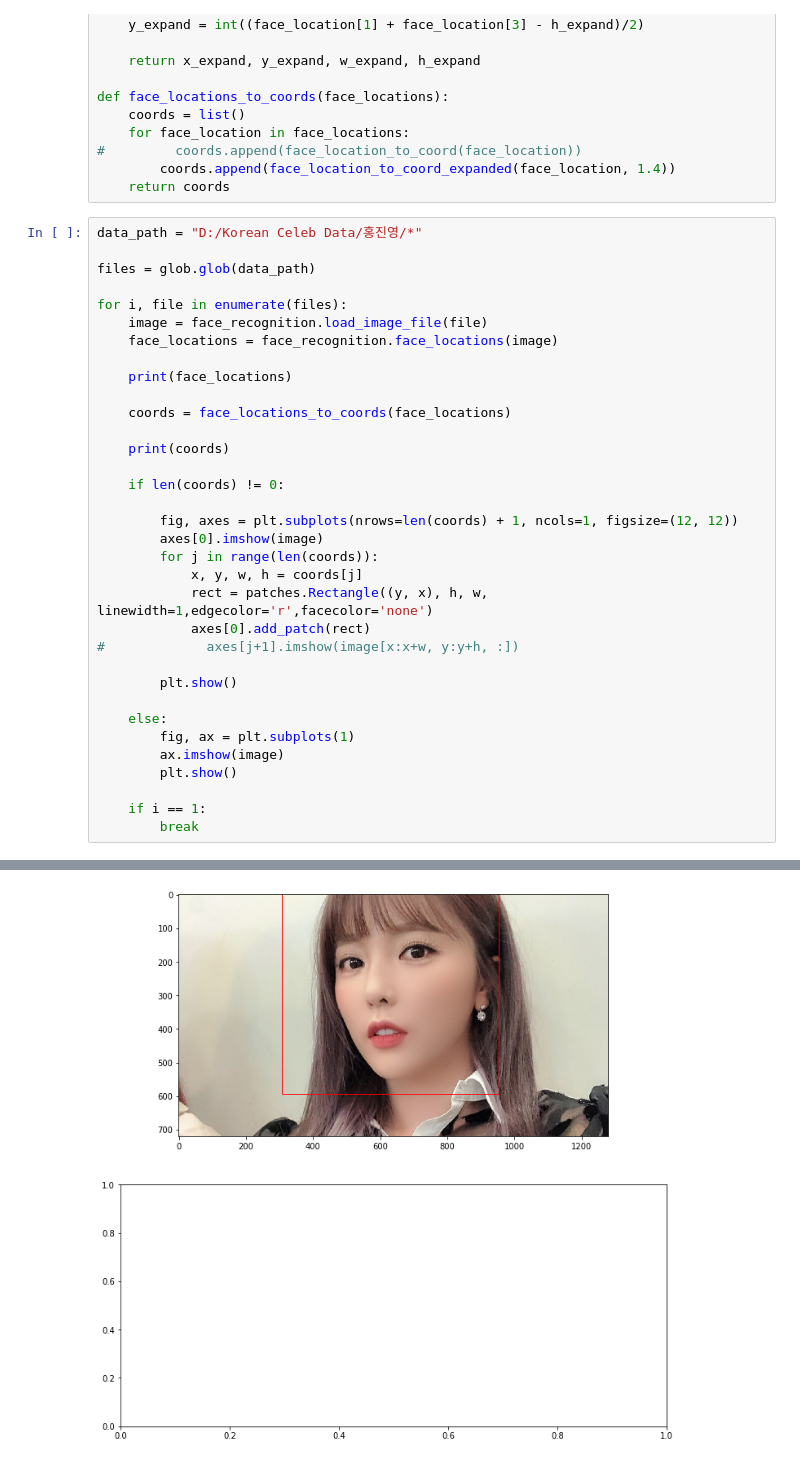
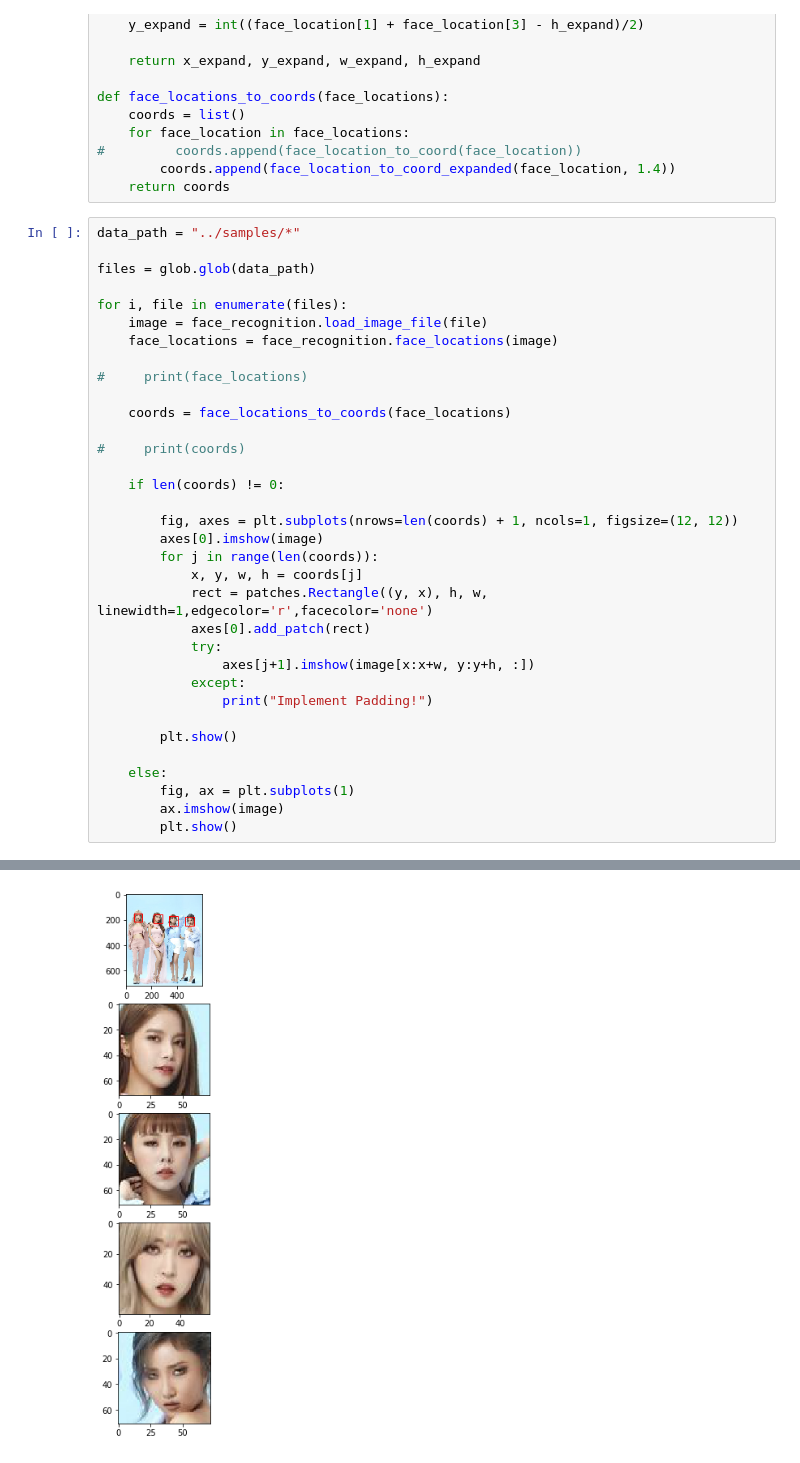
Before and after one commit to Joovvhan/kor-celeb-dataset-crawling, a Jupyter notebook: notebooks/face-recognition-test.ipynb, the cells around one changed output, grey strips where cells are left out. Saved outputs shown, nothing was run; the diff lists cells and outputs as text.

Commit message:
Added sample images

```diff
--- a/notebooks/face-recognition-test.ipynb
+++ b/notebooks/face-recognition-test.ipynb
@@ -33,7 +33,7 @@ def face_locations_to_coords(face_locations):
         coords.append(face_location_to_coord_expanded(face_location, 1.4))
     return coords
 # %%
-data_path = "D:/Korean Celeb Data/홍진영/*"
+data_path = "../samples/*"
 
 files = glob.glob(data_path)
 
@@ -41,11 +41,11 @@ for i, file in enumerate(files):
     image = face_recognition.load_image_file(file)
     face_locations = face_recognition.face_locations(image)
 
-    print(face_locations)
+#     print(face_locations)
 
     coords = face_locations_to_coords(face_locations)
 
-    print(coords)
+#     print(coords)
 
     if len(coords) != 0:
 
@@ -55,7 +55,10 @@ for i, file in enumerate(files):
             x, y, w, h = coords[j]
             rect = patches.Rectangle((y, x), h, w, linewidth=1,edgecolor='r',facecolor='none')
             axes[0].add_patch(rect)
-#             axes[j+1].imshow(image[x:x+w, y:y+h, :])
+            try:
+                axes[j+1].imshow(image[x:x+w, y:y+h, :])
+            except:
+                print("Implement Padding!")
 
         plt.show()
 
@@ -63,7 +66,4 @@ for i, file in enumerate(files):
         fig, ax = plt.subplots(1)
         ax.imshow(image)
         plt.show()
-
-    if i == 1:
-        break
 # %% [output]
@@ -73 +73 @@ Rectangle
-[figure, old version]
+[figure, new version]
```
Also changed, not shown: parts of 1 cell of this notebook, 4 other files.
